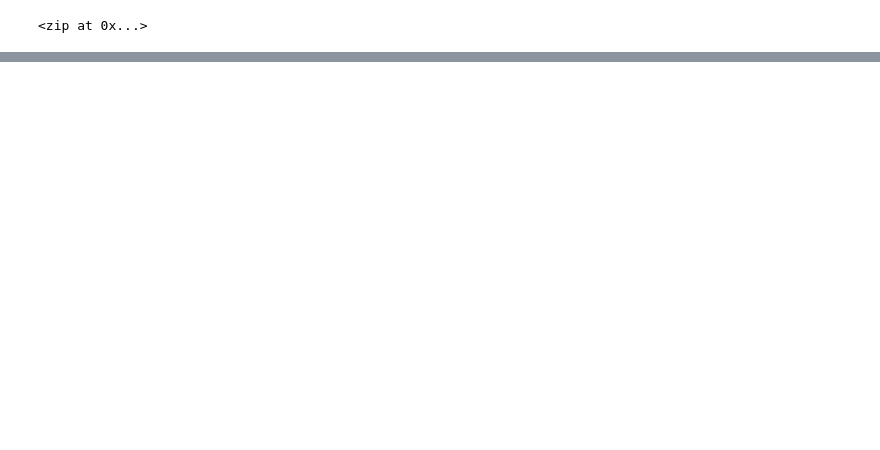
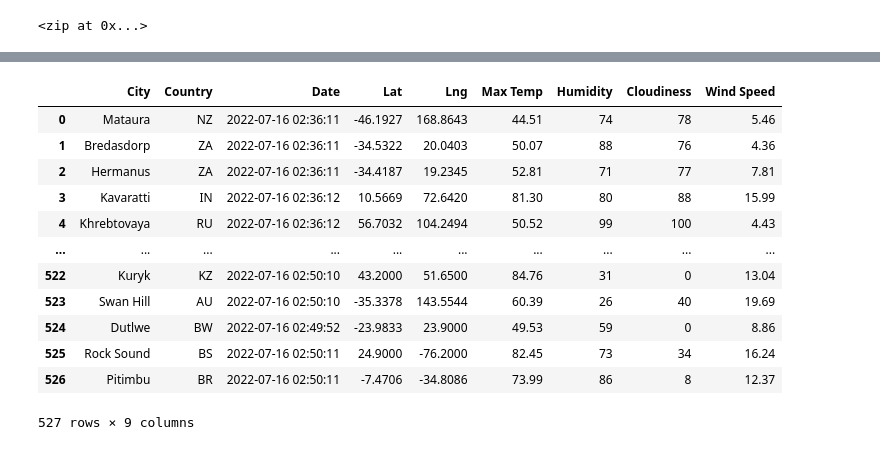
Before and after one commit to odellrb/World_Weather_Analysis, a Jupyter notebook: WeatherPy.ipynb, the cells around one changed output, grey strips where cells are left out. Cells and saved outputs as stored; diff of their text form; code cells hidden in the pictures; blank space fills up the shorter version.

```diff
--- a/WeatherPy.ipynb
+++ b/WeatherPy.ipynb
@@ -7,3 +15,6 @@ import numpy as np
+# %%
+# Starting URL for Weather Map API Call.
+url = "http://api.openweathermap.org/data/2.5/weather?units=Imperial&APPID=" + weather_api_key
 # %%
 # Create a set of random latitude and longitude combinations.
 lats = np.random.uniform(low=-90.000, high=90.000, size=1500)
@@ -53,0 +149,4 @@ len(cities)
+# %%
+# Convert the array of dictionaries to a Pandas DataFrame.
+city_data_df = pd.DataFrame(city_data)
+city_data_df.head(10)
@@ -53,0 +165,17 @@ len(cities)
+# %%
+city_data_df = city_data_df.reindex(columns = ["City", "Country", "Date", "Lat", "Lng", "Max Temp", "Humidity", "Cloudiness", "Wind Speed" ])
+city_data_df
+# %% [output]
+|  | City | Country | Date | Lat | Lng | Max Temp | Humidity | Cloudiness | Wind Speed |
+| 0 | Mataura | NZ | 2022-07-16 02:36:11 | -46.1927 | 168.8643 | 44.51 | 74 | 78 | 5.46 |
+| 1 | Bredasdorp | ZA | 2022-07-16 02:36:11 | -34.5322 | 20.0403 | 50.07 | 88 | 76 | 4.36 |
+| 2 | Hermanus | ZA | 2022-07-16 02:36:11 | -34.4187 | 19.2345 | 52.81 | 71 | 77 | 7.81 |
+| 3 | Kavaratti | IN | 2022-07-16 02:36:12 | 10.5669 | 72.6420 | 81.30 | 80 | 88 | 15.99 |
+| 4 | Khrebtovaya | RU | 2022-07-16 02:36:12 | 56.7032 | 104.2494 | 50.52 | 99 | 100 | 4.43 |
+| ... | ... | ... | ... | ... | ... | ... | ... | ... | ... |
+| 522 | Kuryk | KZ | 2022-07-16 02:50:10 | 43.2000 | 51.6500 | 84.76 | 31 | 0 | 13.04 |
+| 523 | Swan Hill | AU | 2022-07-16 02:50:10 | -35.3378 | 143.5544 | 60.39 | 26 | 40 | 19.69 |
+| 524 | Dutlwe | BW | 2022-07-16 02:49:52 | -23.9833 | 23.9000 | 49.53 | 59 | 0 | 8.86 |
+| 525 | Rock Sound | BS | 2022-07-16 02:50:11 | 24.9000 | -76.2000 | 82.45 | 73 | 34 | 16.24 |
+| 526 | Pitimbu | BR | 2022-07-16 02:50:11 | -7.4706 | -34.8086 | 73.99 | 86 | 8 | 12.37 |
+527 rows × 9 columns
```
Also changed, not shown: parts of 6 cells of this notebook.
